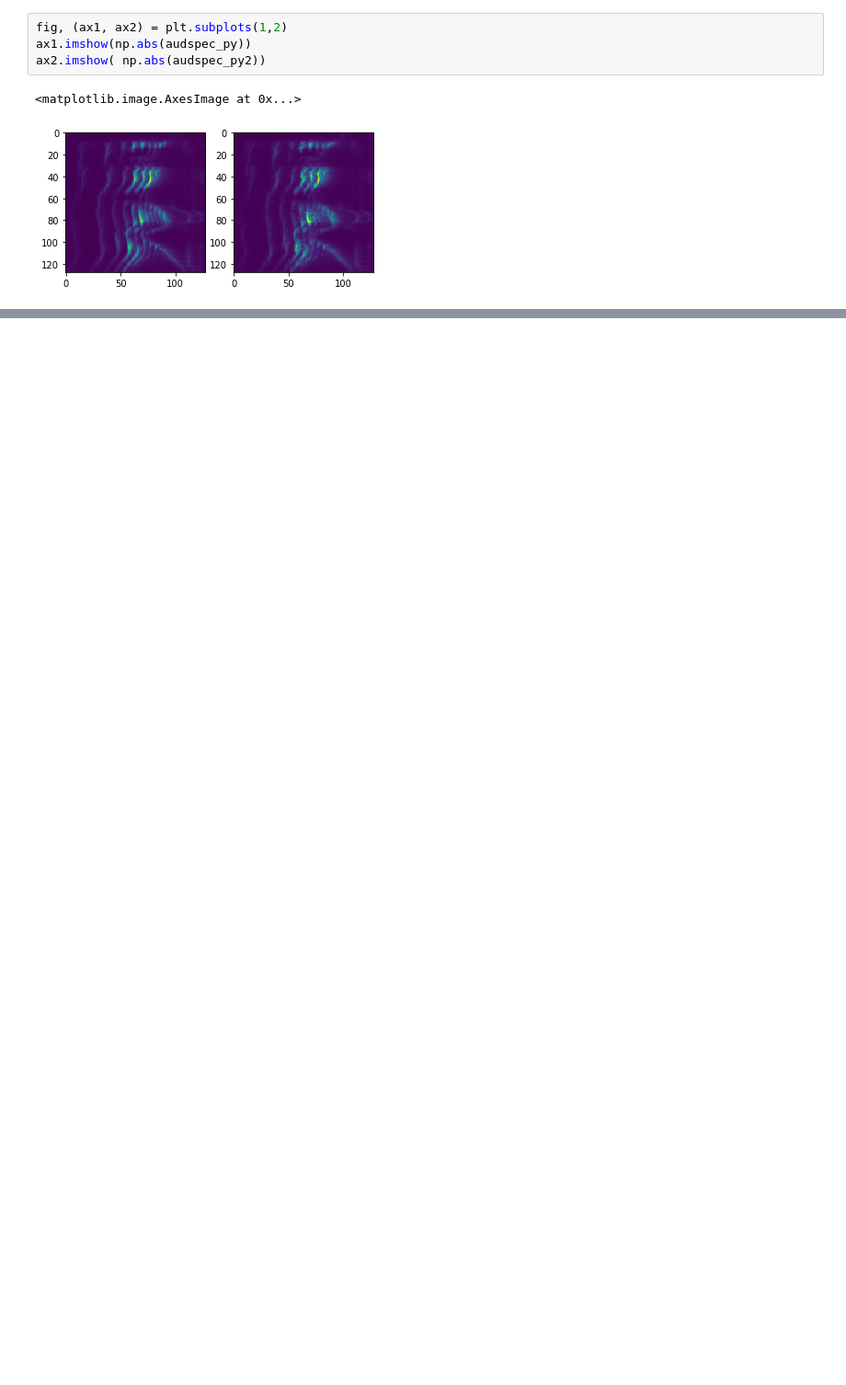
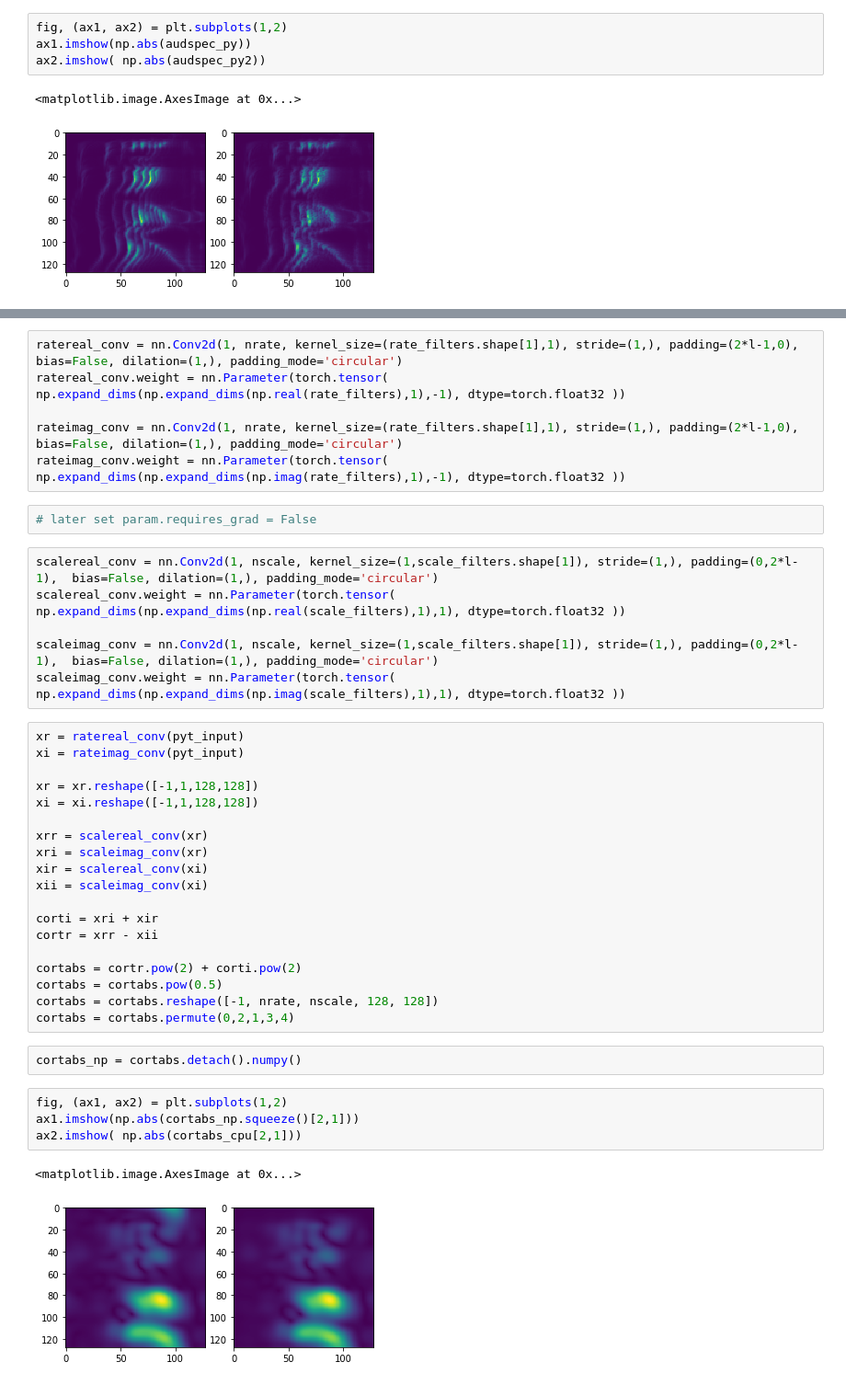
Before and after one commit to ilyakava/py3fst, a Jupyter notebook: nsltools_compare.ipynb, the cells around one changed output, grey strips where cells are left out. Shown at 92% size. Drawn from its saved outputs; the diff is of its cells as text; blank space fills up the shorter version.

```diff
--- a/nsltools_compare.ipynb
+++ b/nsltools_compare.ipynb
@@ -921,0 +1114,42 @@ cortical_np.shape
+# %%
+ratereal_conv = nn.Conv2d(1, nrate, kernel_size=(rate_filters.shape[1],1), stride=(1,), padding=(2*l-1,0),  bias=False, dilation=(1,), padding_mode='circular')
+ratereal_conv.weight = nn.Parameter(torch.tensor( np.expand_dims(np.expand_dims(np.real(rate_filters),1),-1), dtype=torch.float32 ))
+
+rateimag_conv = nn.Conv2d(1, nrate, kernel_size=(rate_filters.shape[1],1), stride=(1,), padding=(2*l-1,0),  bias=False, dilation=(1,), padding_mode='circular')
+rateimag_conv.weight = nn.Parameter(torch.tensor( np.expand_dims(np.expand_dims(np.imag(rate_filters),1),-1), dtype=torch.float32 ))
+# %%
+# later set param.requires_grad = False
+# %%
+scalereal_conv = nn.Conv2d(1, nscale, kernel_size=(1,scale_filters.shape[1]), stride=(1,), padding=(0,2*l-1),  bias=False, dilation=(1,), padding_mode='circular')
+scalereal_conv.weight = nn.Parameter(torch.tensor( np.expand_dims(np.expand_dims(np.real(scale_filters),1),1), dtype=torch.float32 ))
+
+scaleimag_conv = nn.Conv2d(1, nscale, kernel_size=(1,scale_filters.shape[1]), stride=(1,), padding=(0,2*l-1),  bias=False, dilation=(1,), padding_mode='circular')
+scaleimag_conv.weight = nn.Parameter(torch.tensor( np.expand_dims(np.expand_dims(np.imag(scale_filters),1),1), dtype=torch.float32 ))
+# %%
+xr = ratereal_conv(pyt_input)
+xi = rateimag_conv(pyt_input)
+
+xr = xr.reshape([-1,1,128,128])
+xi = xi.reshape([-1,1,128,128])
+
+xrr = scalereal_conv(xr)
+xri = scaleimag_conv(xr)
+xir = scalereal_conv(xi)
+xii = scaleimag_conv(xi)
+
+corti = xri + xir
+cortr = xrr - xii
+
+cortabs = cortr.pow(2) + corti.pow(2)
+cortabs = cortabs.pow(0.5)
+cortabs = cortabs.reshape([-1, nrate, nscale, 128, 128])
+cortabs = cortabs.permute(0,2,1,3,4)
+# %%
+cortabs_np = cortabs.detach().numpy()
+# %%
+fig, (ax1, ax2) = plt.subplots(1,2)
+ax1.imshow(np.abs(cortabs_np.squeeze()[2,1]))
+ax2.imshow( np.abs(cortabs_cpu[2,1]))
+# %% [output]
+<matplotlib.image.AxesImage at 0x...>
+[figure, added]
```
Also changed, not shown: parts of 32 cells of this notebook, 2 other files.
